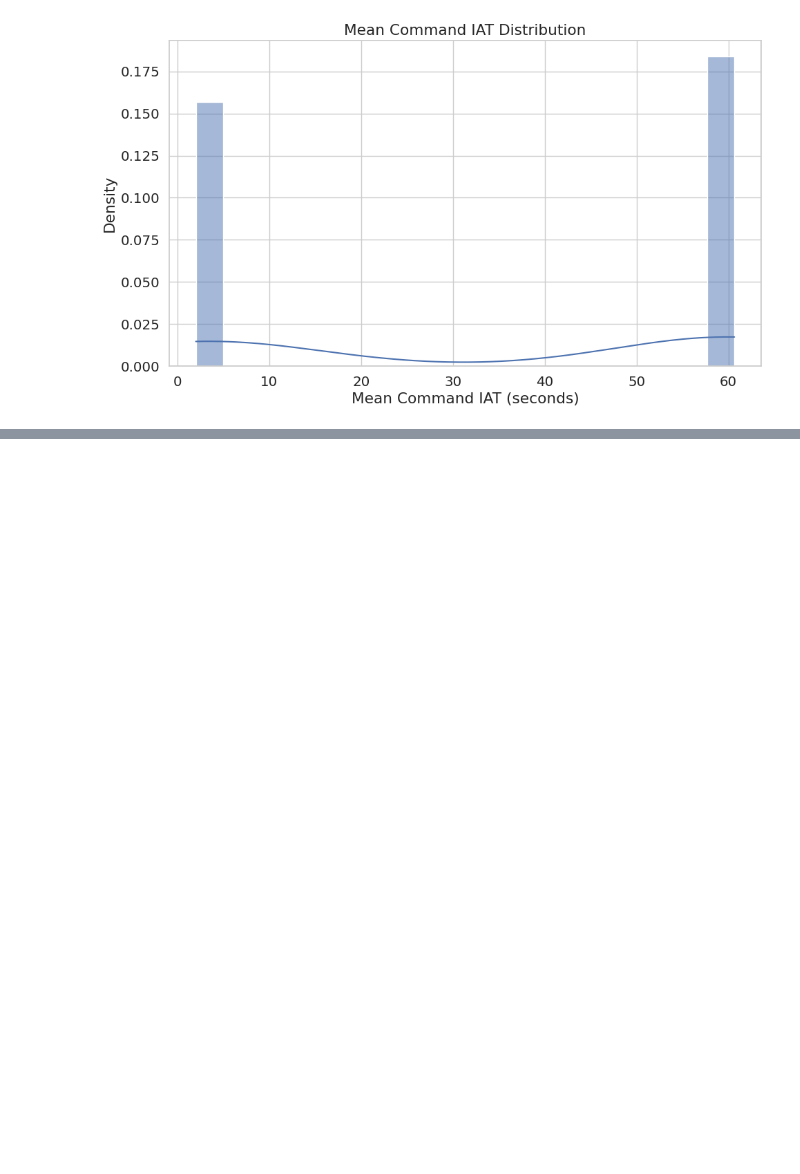
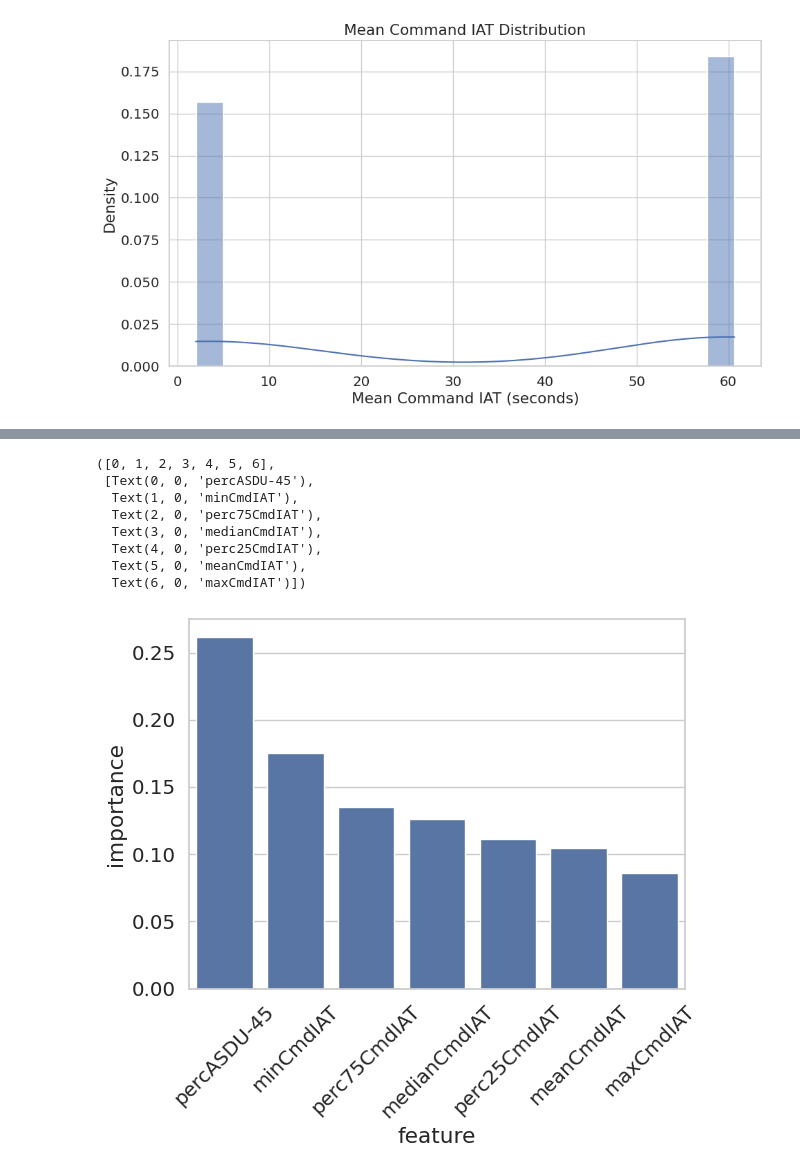
Before and after one commit to Dosclic98/wautorunner, a Jupyter notebook: analysis/pcap-feature-extractor.ipynb, the cells around one changed output, grey strips where cells are left out. Drawn from its saved outputs; the diff is of its cells as text; code cells hidden in the pictures; blank space fills up the shorter version.

```diff
--- a/analysis/pcap-feature-extractor.ipynb
+++ b/analysis/pcap-feature-extractor.ipynb
@@ -276,0 +306,27 @@ Text(0, 0.5, 'Principal Component 2')
+# %%
+from sklearn.feature_selection import RFECV
+from sklearn.ensemble import RandomForestClassifier
+from sklearn.model_selection import KFold
+from sklearn import preprocessing
+
+minFeat = 1
+clf = RandomForestClassifier()
+cv = KFold(n_splits=3, shuffle=True, random_state=0)
+
+rfecv = RFECV(
+    estimator=clf,
+    step=1,
+    scoring="f1_micro",
+    cv=cv,
+    verbose=True,
+    min_features_to_select=minFeat,
+    n_jobs=8,
+)
+
+le = preprocessing.LabelEncoder()
+X = pcapFeatures.drop(columns=["avgDegree", "maxEigVal", "attack-strategy", "percASDU-1", "percAPDU-I"])
+Y = le.fit_transform(pcapFeatures["attack-strategy"])
+
+rfecv.fit(X, Y)
+
+print(f"Optimal number of features: {rfecv.n_features_}")
@@ -276,0 +351,24 @@ Text(0, 0.5, 'Principal Component 2')
+# %%
+selFeat = pd.DataFrame(columns=["feature", "importance"])
+i = 0
+for selFeatIdx, col in zip(rfecv.support_, X.columns):
+    if selFeatIdx:
+        selFeat.loc[len(selFeat)] = {"feature": col, "importance": rfecv.estimator_.feature_importances_[i]}
+        i += 1
+
+selFeat.sort_values(by="importance", inplace=True, ascending=False)
+selFeat.reset_index(inplace=True)
+
+
+barPlot = sns.barplot(data=selFeat, x="feature", y="importance")
+plt.xticks(rotation=45)
+# %% [output]
+([0, 1, 2, 3, 4, 5, 6],
+ [Text(0, 0, 'percASDU-45'),
+  Text(1, 0, 'minCmdIAT'),
+  Text(2, 0, 'perc75CmdIAT'),
+  Text(3, 0, 'medianCmdIAT'),
+  Text(4, 0, 'perc25CmdIAT'),
+  Text(5, 0, 'meanCmdIAT'),
+  Text(6, 0, 'maxCmdIAT')])
+[figure, added]
```
Also changed, not shown: parts of 8 cells of this notebook, 1 other file.
